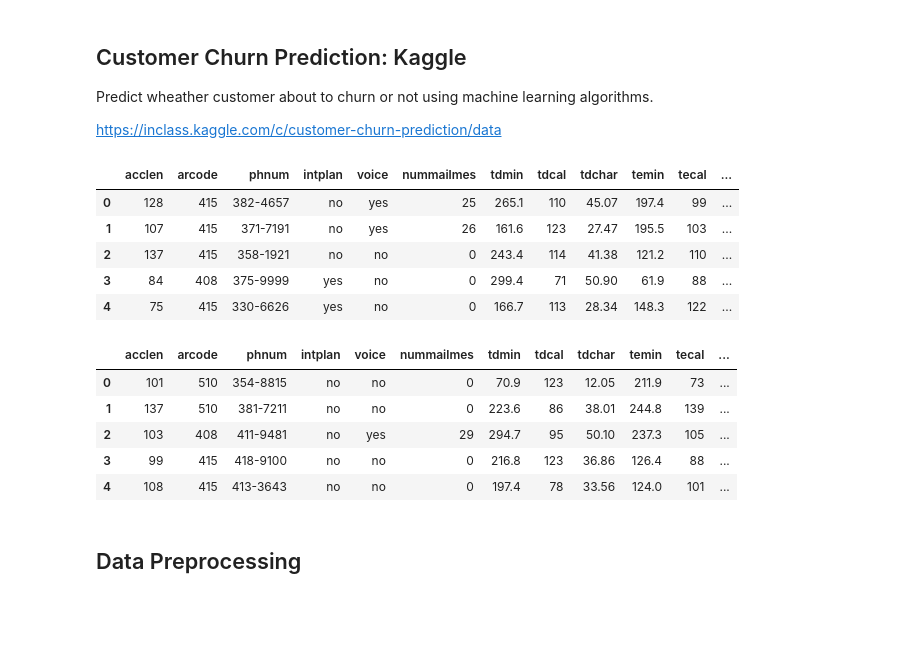
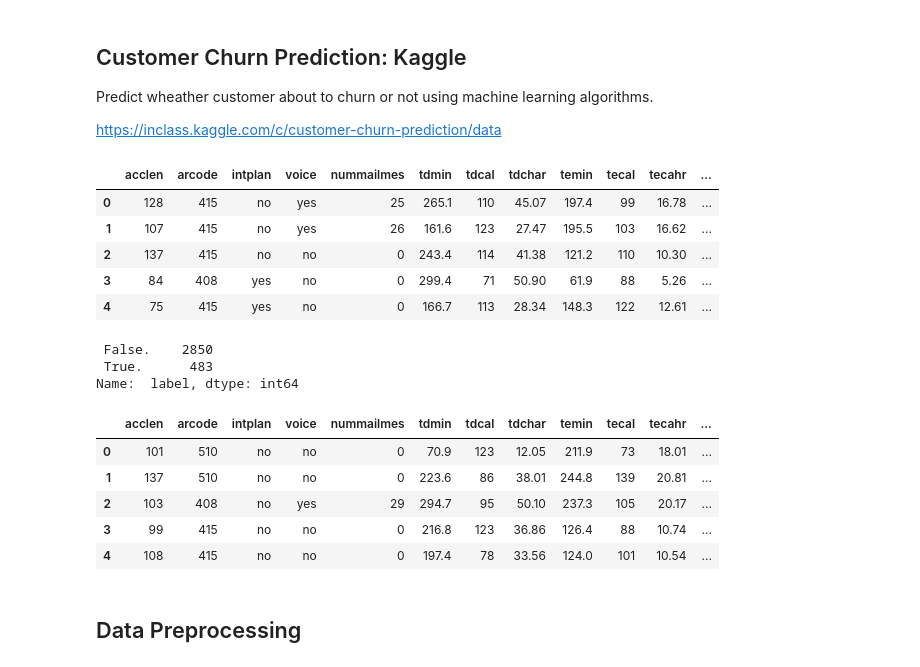
Before and after one commit to Junlim2804/BACS3013, a Jupyter notebook: 5.1_Customer_Churn_Prediction_Kaggle.ipynb, the cells around one changed output. Cells and saved outputs as stored; diff of their text form; code cells hidden in the pictures; blank space fills up the shorter version.

```diff
--- a/5.1_Customer_Churn_Prediction_Kaggle.ipynb
+++ b/5.1_Customer_Churn_Prediction_Kaggle.ipynb
@@ -14,17 +14,25 @@ import numpy as np
 # %%
 # load the training dataset
 
 train_data = pd.read_table('churn_train.txt', index_col=False, sep=',')
 train_data.head()
 train_data = train_data.drop('st',axis=1)
+train_data = train_data.drop(' phnum',axis=1)
 train_data.head()
 # %% [output]
-|  | acclen | arcode | phnum | intplan | voice | nummailmes | tdmin | tdcal | tdchar | temin | tecal | ... |
-| 0 | 128 | 415 | 382-4657 | no | yes | 25 | 265.1 | 110 | 45.07 | 197.4 | 99 | ... |
-| 1 | 107 | 415 | 371-7191 | no | yes | 26 | 161.6 | 123 | 27.47 | 195.5 | 103 | ... |
-| 2 | 137 | 415 | 358-1921 | no | no | 0 | 243.4 | 114 | 41.38 | 121.2 | 110 | ... |
-| 3 | 84 | 408 | 375-9999 | yes | no | 0 | 299.4 | 71 | 50.90 | 61.9 | 88 | ... |
-| 4 | 75 | 415 | 330-6626 | yes | no | 0 | 166.7 | 113 | 28.34 | 148.3 | 122 | ... |
+|  | acclen | arcode | intplan | voice | nummailmes | tdmin | tdcal | tdchar | temin | tecal | tecahr | ... |
+| 0 | 128 | 415 | no | yes | 25 | 265.1 | 110 | 45.07 | 197.4 | 99 | 16.78 | ... |
+| 1 | 107 | 415 | no | yes | 26 | 161.6 | 123 | 27.47 | 195.5 | 103 | 16.62 | ... |
+| 2 | 137 | 415 | no | no | 0 | 243.4 | 114 | 41.38 | 121.2 | 110 | 10.30 | ... |
+| 3 | 84 | 408 | yes | no | 0 | 299.4 | 71 | 50.90 | 61.9 | 88 | 5.26 | ... |
+| 4 | 75 | 415 | yes | no | 0 | 166.7 | 113 | 28.34 | 148.3 | 122 | 12.61 | ... |
+# %%
+train_data1 = pd.read_table('churn_train.txt', index_col=False, sep=',')
+train_data1[' label'].value_counts()
+# %% [output]
+ False.    2850
+ True.      483
+Name:  label, dtype: int64
 # %%
 # load the test dataset
 
@@ -32,15 +40,15 @@ test_data = pd.read_table('churn_test.txt', sep=',', index_col=False)
 test_data.head()
 test_st = test_data['st']
 test_data = test_data.drop('st',axis=1)
-
+test_data = test_data.drop(' phnum',axis=1)
 test_data.head()
 # %% [output]
-|  | acclen | arcode | phnum | intplan | voice | nummailmes | tdmin | tdcal | tdchar | temin | tecal | ... |
-| 0 | 101 | 510 | 354-8815 | no | no | 0 | 70.9 | 123 | 12.05 | 211.9 | 73 | ... |
-| 1 | 137 | 510 | 381-7211 | no | no | 0 | 223.6 | 86 | 38.01 | 244.8 | 139 | ... |
-| 2 | 103 | 408 | 411-9481 | no | yes | 29 | 294.7 | 95 | 50.10 | 237.3 | 105 | ... |
-| 3 | 99 | 415 | 418-9100 | no | no | 0 | 216.8 | 123 | 36.86 | 126.4 | 88 | ... |
-| 4 | 108 | 415 | 413-3643 | no | no | 0 | 197.4 | 78 | 33.56 | 124.0 | 101 | ... |
+|  | acclen | arcode | intplan | voice | nummailmes | tdmin | tdcal | tdchar | temin | tecal | tecahr | ... |
+| 0 | 101 | 510 | no | no | 0 | 70.9 | 123 | 12.05 | 211.9 | 73 | 18.01 | ... |
+| 1 | 137 | 510 | no | no | 0 | 223.6 | 86 | 38.01 | 244.8 | 139 | 20.81 | ... |
+| 2 | 103 | 408 | no | yes | 29 | 294.7 | 95 | 50.10 | 237.3 | 105 | 20.17 | ... |
+| 3 | 99 | 415 | no | no | 0 | 216.8 | 123 | 36.86 | 126.4 | 88 | 10.74 | ... |
+| 4 | 108 | 415 | no | no | 0 | 197.4 | 78 | 33.56 | 124.0 | 101 | 10.54 | ... |
 # %% [markdown]
 ## Data Preprocessing
 # %%
```
Also changed, not shown: parts of 27 cells of this notebook, 5 other files.
